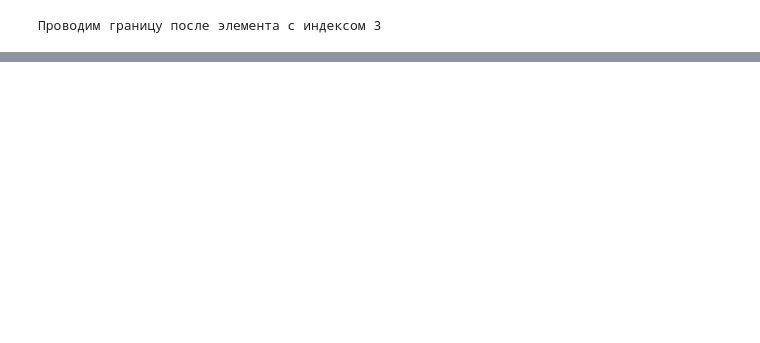
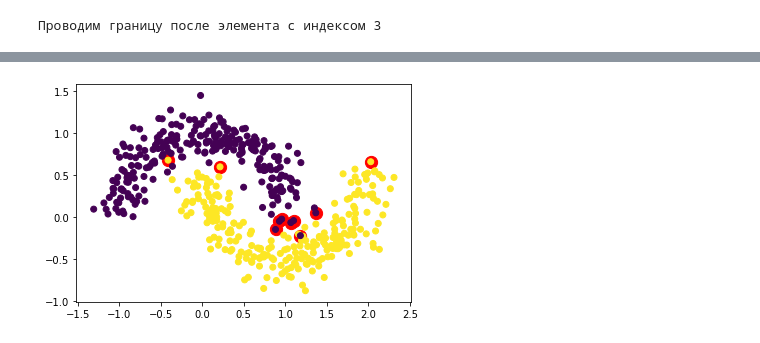
Before and after one commit to pikulevlv/tutorials, a Jupyter notebook: Реализация_алгоритмов.ipynb, the cells around one changed output, grey strips where cells are left out. Cells and saved outputs as stored; diff of their text form; code cells hidden in the pictures; blank space fills up the shorter version.

```diff
--- a/Реализация_алгоритмов.ipynb
+++ b/Реализация_алгоритмов.ipynb
@@ -62,0 +298,11 @@ gini_criterion([1,2,3,4,5,6,7,8,9], [0,1,0,0,1,1,0,1,1], print_= True)
+# %%
+%%time
+best_clf, res, weights = custom_adaboost_binary(X_train=X_train,
+                       X_test=X_test,
+                       y_train=y_train,
+                       y_test=y_test,
+                       n_iter=101,
+                       clf=dtc,
+                       eta=0.01,
+                       random_init=False,
+                       prnt=True)
@@ -62,0 +355,6 @@ gini_criterion([1,2,3,4,5,6,7,8,9], [0,1,0,0,1,1,0,1,1], print_= True)
+# %%
+# топ-10 образцов по сложности классификации
+plt.scatter(X_train[weights.reshape(-1).argsort()[::-1][:10]][:,0], X_train[weights.reshape(-1).argsort()[::-1][:10]][:,1], c='r', s=150)
+plt.scatter(X_train[:,0], X_train[:,1], c=y_train);
+# %% [output]
+[figure, added]
```
Also changed, not shown: parts of 15 cells of this notebook, 1 other file.
